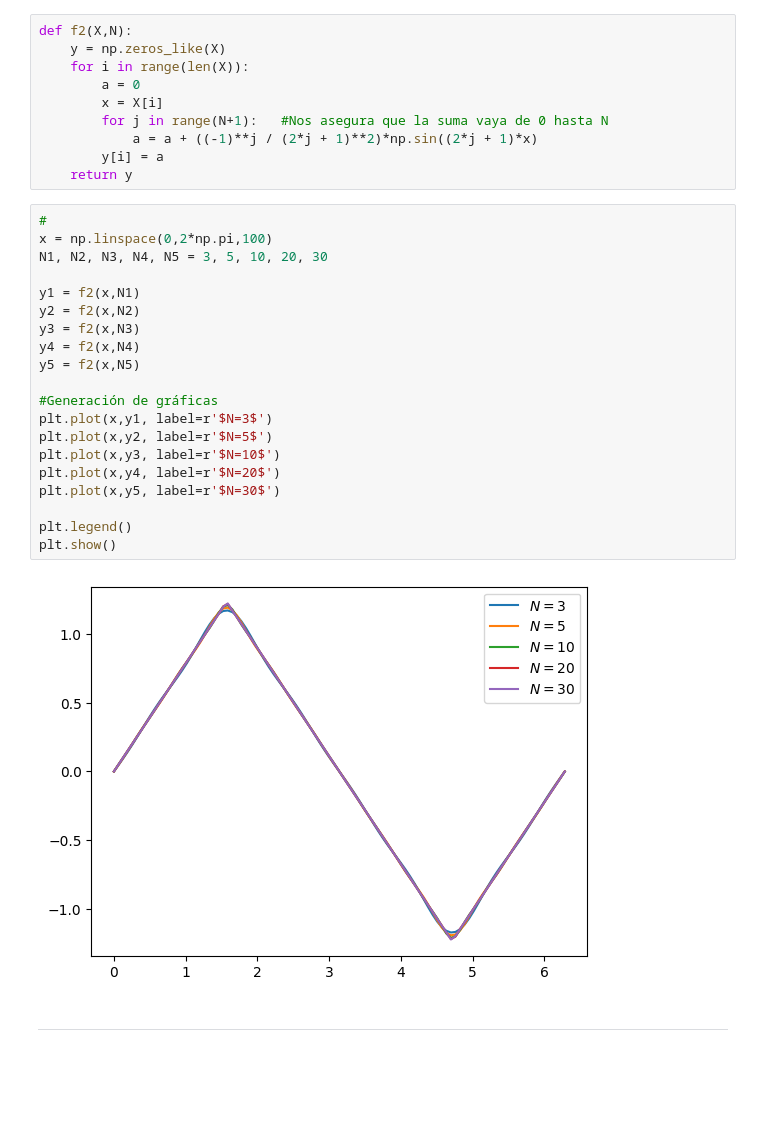
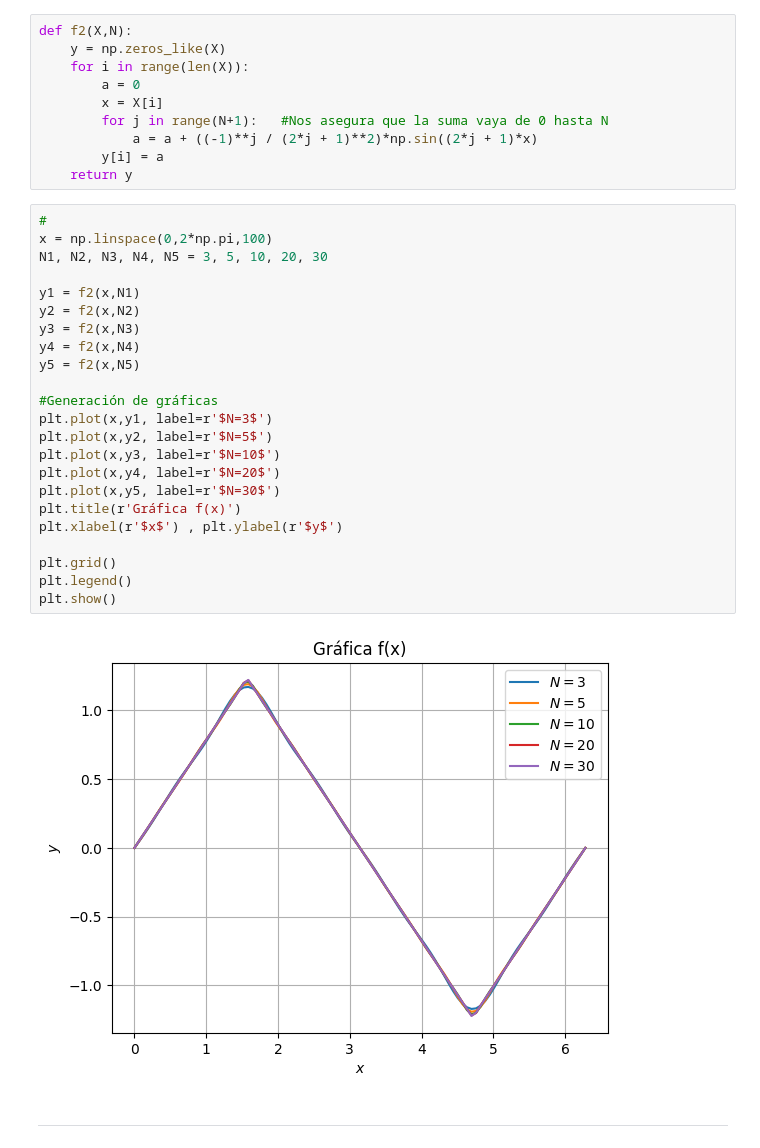
Before and after one commit to karla-veronicalara/computacional, a Jupyter notebook: Lara Cruz Karla Verónica_ Tarea1.ipynb, the cells around one changed output. Saved outputs shown, nothing was run; the diff lists cells and outputs as text; blank space fills up the shorter version.

```diff
--- a/Lara Cruz Karla Verónica_ Tarea1.ipynb
+++ b/Lara Cruz Karla Verónica_ Tarea1.ipynb
@@ -79,25 +79,28 @@ def f2(X,N):
 # %%
 #
 x = np.linspace(0,2*np.pi,100)
 N1, N2, N3, N4, N5 = 3, 5, 10, 20, 30
 
 y1 = f2(x,N1)
 y2 = f2(x,N2)
 y3 = f2(x,N3)
 y4 = f2(x,N4)
 y5 = f2(x,N5)
 
 #Generación de gráficas
 plt.plot(x,y1, label=r'$N=3$')
 plt.plot(x,y2, label=r'$N=5$')
 plt.plot(x,y3, label=r'$N=10$')
 plt.plot(x,y4, label=r'$N=20$')
 plt.plot(x,y5, label=r'$N=30$')
+plt.title(r'Gráfica f(x)')
+plt.xlabel(r'$x$') , plt.ylabel(r'$y$')
 
+plt.grid()
 plt.legend()
 plt.show()
 # %% [output]
-[figure, old version]
+[figure, new version]
 # %% [markdown]
  ____________
 # %% [markdown]
```
Also changed, not shown: parts of 6 cells of this notebook.
